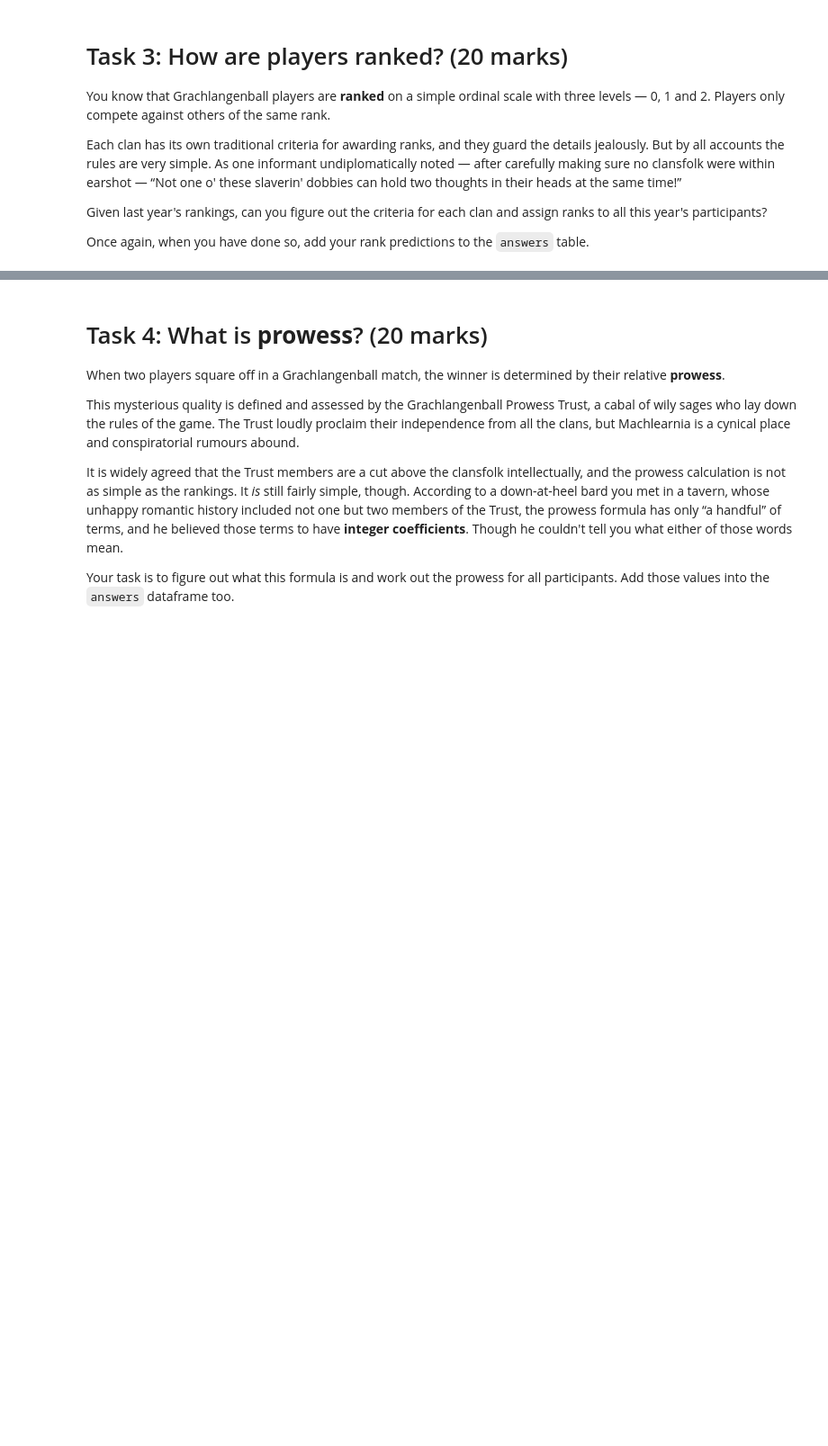
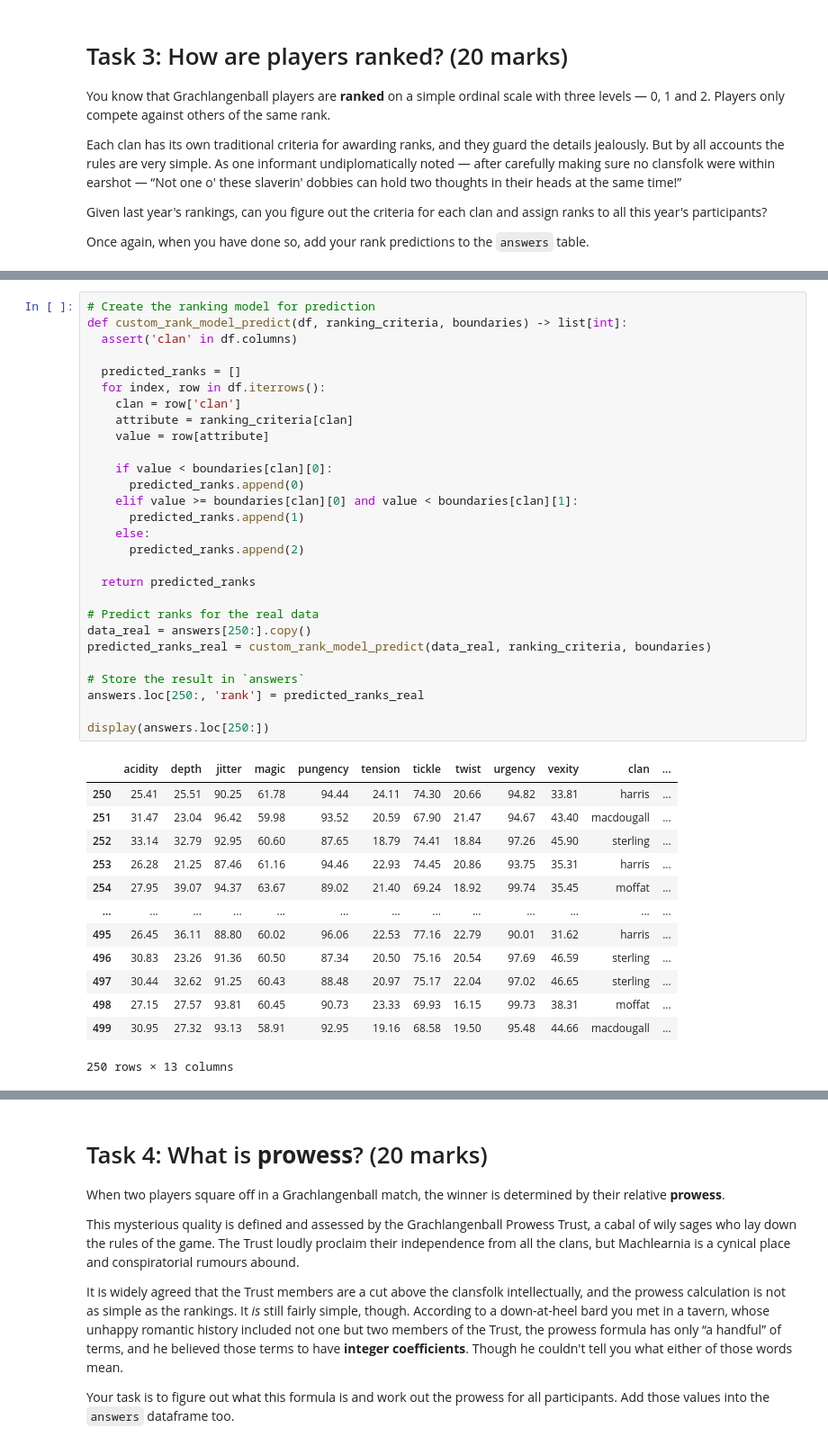
Before and after one commit to XianNg24/COMP0088_intro_to_machine_learning, a Jupyter notebook: 1675294699.ipynb, the cells around one changed output, grey strips where cells are left out. Shown at 90% size. Drawn from its saved outputs; the diff is of its cells as text; blank space fills up the shorter version.

```diff
--- a/1675294699.ipynb
+++ b/1675294699.ipynb
@@ -853,3 +922,45 @@ the `answers` table.
+# %%
+# Create the ranking model for prediction
+def custom_rank_model_predict(df, ranking_criteria, boundaries) -> list[int]:
+  assert('clan' in df.columns)
+
+  predicted_ranks = []
+  for index, row in df.iterrows():
+    clan = row['clan']
+    attribute = ranking_criteria[clan]
+    value = row[attribute]
+
+    if value < boundaries[clan][0]:
+      predicted_ranks.append(0)
+    elif value >= boundaries[clan][0] and value < boundaries[clan][1]:
+      predicted_ranks.append(1)
+    else:
+      predicted_ranks.append(2)
+
+  return predicted_ranks
+
+# Predict ranks for the real data
+data_real = answers[250:].copy()
+predicted_ranks_real = custom_rank_model_predict(data_real, ranking_criteria, boundaries)
+
+# Store the result in `answers`
+answers.loc[250:, 'rank'] = predicted_ranks_real
+
+display(answers.loc[250:])
+# %% [output]
+|  | acidity | depth | jitter | magic | pungency | tension | tickle | twist | urgency | vexity | clan | ... |
+| 250 | 25.41 | 25.51 | 90.25 | 61.78 | 94.44 | 24.11 | 74.30 | 20.66 | 94.82 | 33.81 | harris | ... |
+| 251 | 31.47 | 23.04 | 96.42 | 59.98 | 93.52 | 20.59 | 67.90 | 21.47 | 94.67 | 43.40 | macdougall | ... |
+| 252 | 33.14 | 32.79 | 92.95 | 60.60 | 87.65 | 18.79 | 74.41 | 18.84 | 97.26 | 45.90 | sterling | ... |
+| 253 | 26.28 | 21.25 | 87.46 | 61.16 | 94.46 | 22.93 | 74.45 | 20.86 | 93.75 | 35.31 | harris | ... |
+| 254 | 27.95 | 39.07 | 94.37 | 63.67 | 89.02 | 21.40 | 69.24 | 18.92 | 99.74 | 35.45 | moffat | ... |
+| ... | ... | ... | ... | ... | ... | ... | ... | ... | ... | ... | ... | ... |
+| 495 | 26.45 | 36.11 | 88.80 | 60.02 | 96.06 | 22.53 | 77.16 | 22.79 | 90.01 | 31.62 | harris | ... |
+| 496 | 30.83 | 23.26 | 91.36 | 60.50 | 87.34 | 20.50 | 75.16 | 20.54 | 97.69 | 46.59 | sterling | ... |
+| 497 | 30.44 | 32.62 | 91.25 | 60.43 | 88.48 | 20.97 | 75.17 | 22.04 | 97.02 | 46.65 | sterling | ... |
+| 498 | 27.15 | 27.57 | 93.81 | 60.45 | 90.73 | 23.33 | 69.93 | 16.15 | 99.73 | 38.31 | moffat | ... |
+| 499 | 30.95 | 27.32 | 93.13 | 58.91 | 92.95 | 19.16 | 68.58 | 19.50 | 95.48 | 44.66 | macdougall | ... |
+250 rows × 13 columns
 # %% [markdown]
 **TODO**:
 * briefly explain what you have done and why
```
Also changed, not shown: parts of 5 cells of this notebook.
